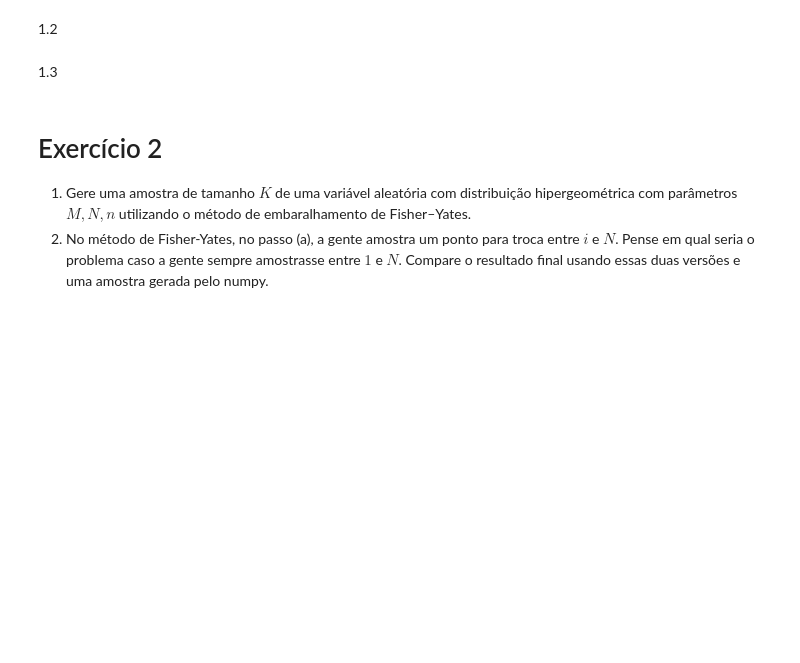
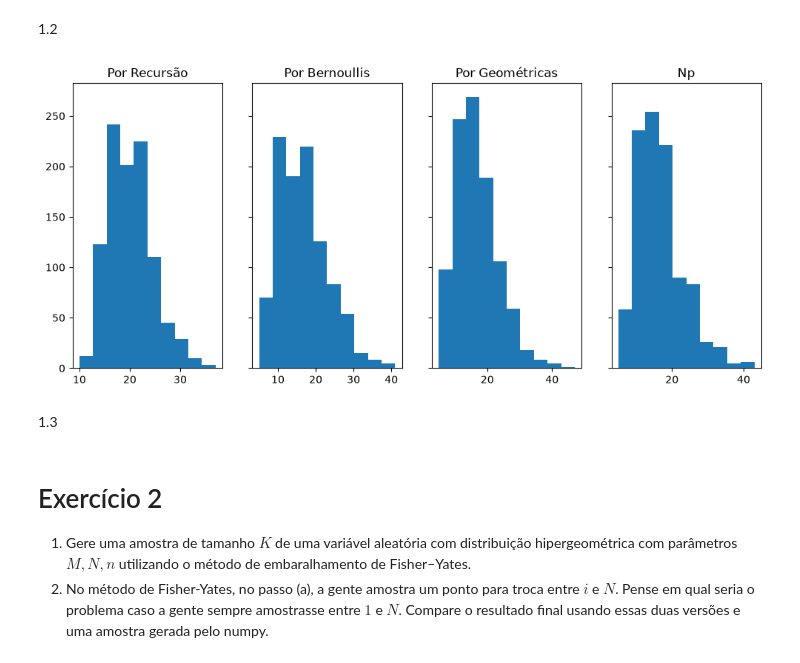
Before and after one commit to mauriciocelini/Programacao-Estatistica, a Jupyter notebook: Labs/Lab5.ipynb, the cells around one changed output. Cells and saved outputs as stored; diff of their text form; code cells hidden in the pictures; blank space fills up the shorter version.

```diff
--- a/Labs/Lab5.ipynb
+++ b/Labs/Lab5.ipynb
@@ -96,7 +96,23 @@ print(f' A média gerada pelo numpy foi de {np.mean(np.random.negative_binomial(
 1.2
 # %%
 fig, ax = plt.subplots(1,4, figsize=(12,5), sharey=True)
-ax[0] =
+
+ax[0].hist(amostra_binneg)
+ax[0].set_title('Por Recursão')
+
+ax[1].hist(amostra)
+ax[1].set_title('Por Bernoullis')
+
+ax[2].hist(binomial_negativa)
+ax[2].set_title('Por Geométricas')
+
+
+ax[3].hist(np.random.negative_binomial(r,p,size=K)+r)
+ax[3].set_title('Np')
+
+plt.show()
+# %% [output]
+[figure, added]
 # %% [markdown]
 1.3
 # %%
```
Also changed, not shown: parts of 4 cells of this notebook, 1 other file.
